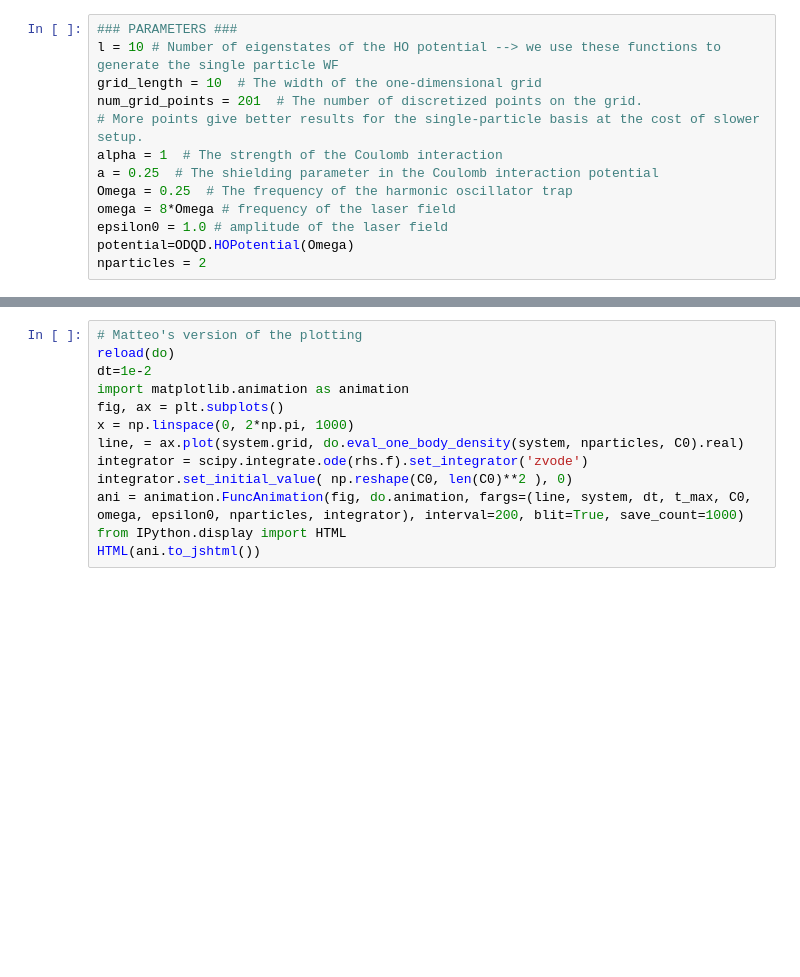
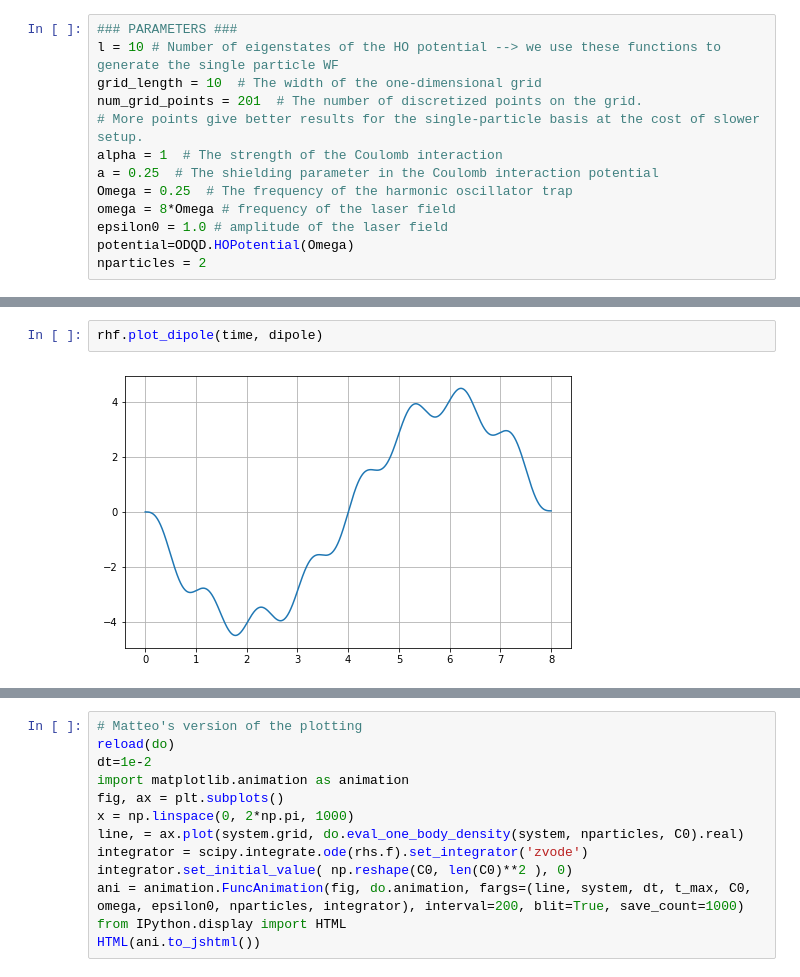
Before and after one commit to Matteo294/FYS4411, a Jupyter notebook: Project2/code/tdhf.ipynb, the cells around one changed output, grey strips where cells are left out. Saved outputs shown, nothing was run; the diff lists cells and outputs as text; blank space fills up the shorter version.

```diff
--- a/Project2/code/tdhf.ipynb
+++ b/Project2/code/tdhf.ipynb
@@ -45,0 +48,4 @@ do.plot_overlap_slater_det(system, overlap, time)
+# %%
+rhf.plot_dipole(time, dipole)
+# %% [output]
+[figure, added]
```
Also changed, not shown: parts of 12 cells of this notebook, 2 other files.
